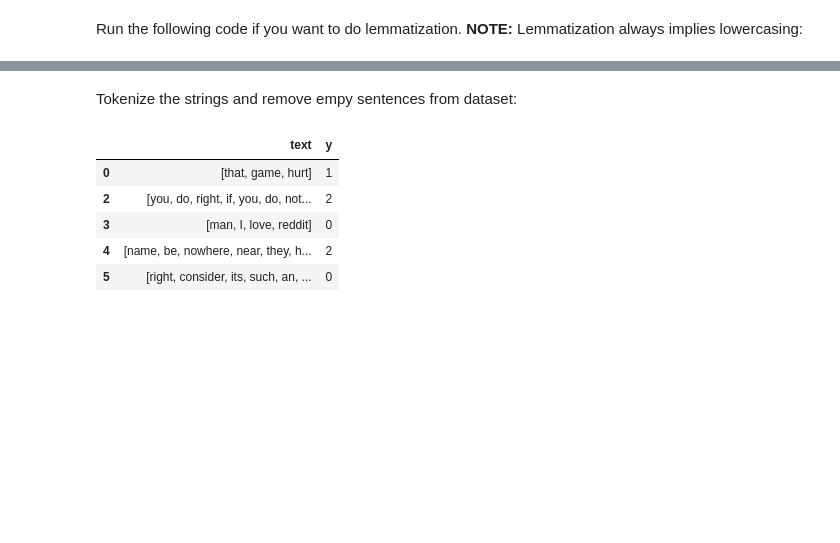
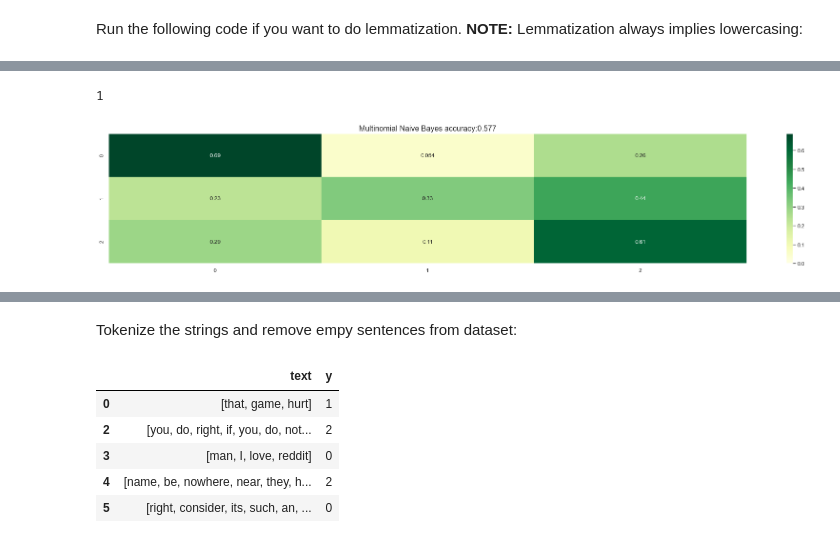
Before and after one commit to alesspalma/FDSProject, a Jupyter notebook: project.ipynb, the cells around one changed output, grey strips where cells are left out. Drawn from its saved outputs; the diff is of its cells as text; code cells hidden in the pictures; blank space fills up the shorter version.

```diff
--- a/project.ipynb
+++ b/project.ipynb
@@ -155,0 +347,3 @@ df.head()
+# %%
+df['tf_idf'] = df.text.apply(lambda d: preprocessing.tf_idf(d, idf))
+df
@@ -155,0 +394,2 @@ df.head()
+# %%
+Xtrain, Xtest, Ytrain, Ytest = training_tools.get_splitted_dataset(df, x_column= 'tf_idf', y_column='y', num_entries = None)
@@ -155,0 +398,7 @@ df.head()
+# %%
+print("Starting to create multinomial NB model...")
+start=time.time()
+multi_NB_model = training_tools.run_multi_NB(Xtrain, Ytrain)
+print(f"Fitting...")
+y_model_multi_NB = multi_NB_model.predict(Xtest)
+print(f"Done in {round((time.time()-start), 3)} seconds\n")
@@ -155,0 +409,3 @@ df.head()
+# %%
+Y_MODELS = [y_model_multi_NB]
+MODEL_NAMES = ['Multinomial Naive Bayes']
@@ -155,0 +419,5 @@ df.head()
+# %%
+manage_results.make_confusion_matrices(Ytest, Y_MODELS, MODEL_NAMES)
+# %% [output]
+1
+[figure, added]
```
Also changed, not shown: parts of 81 cells of this notebook, 10 other files.
